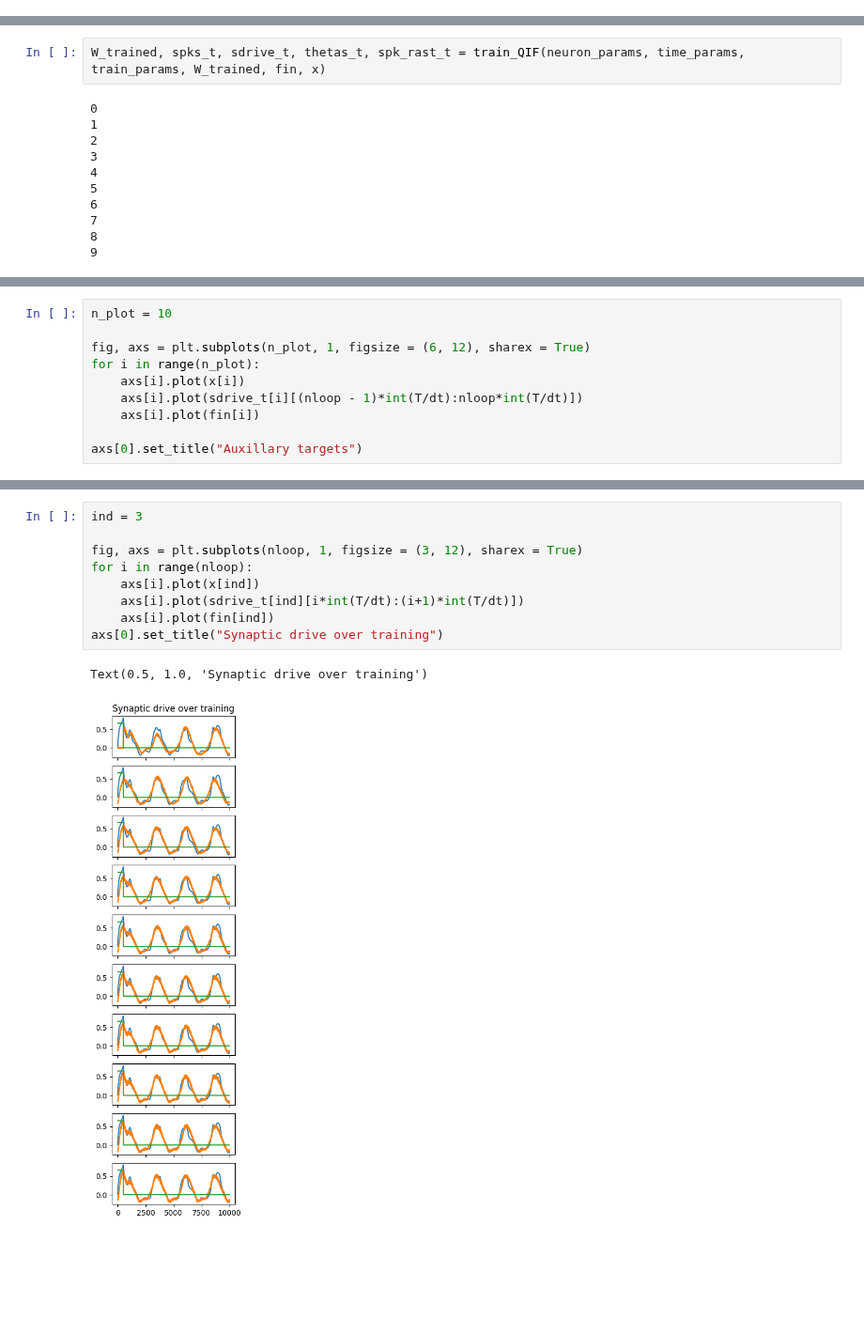
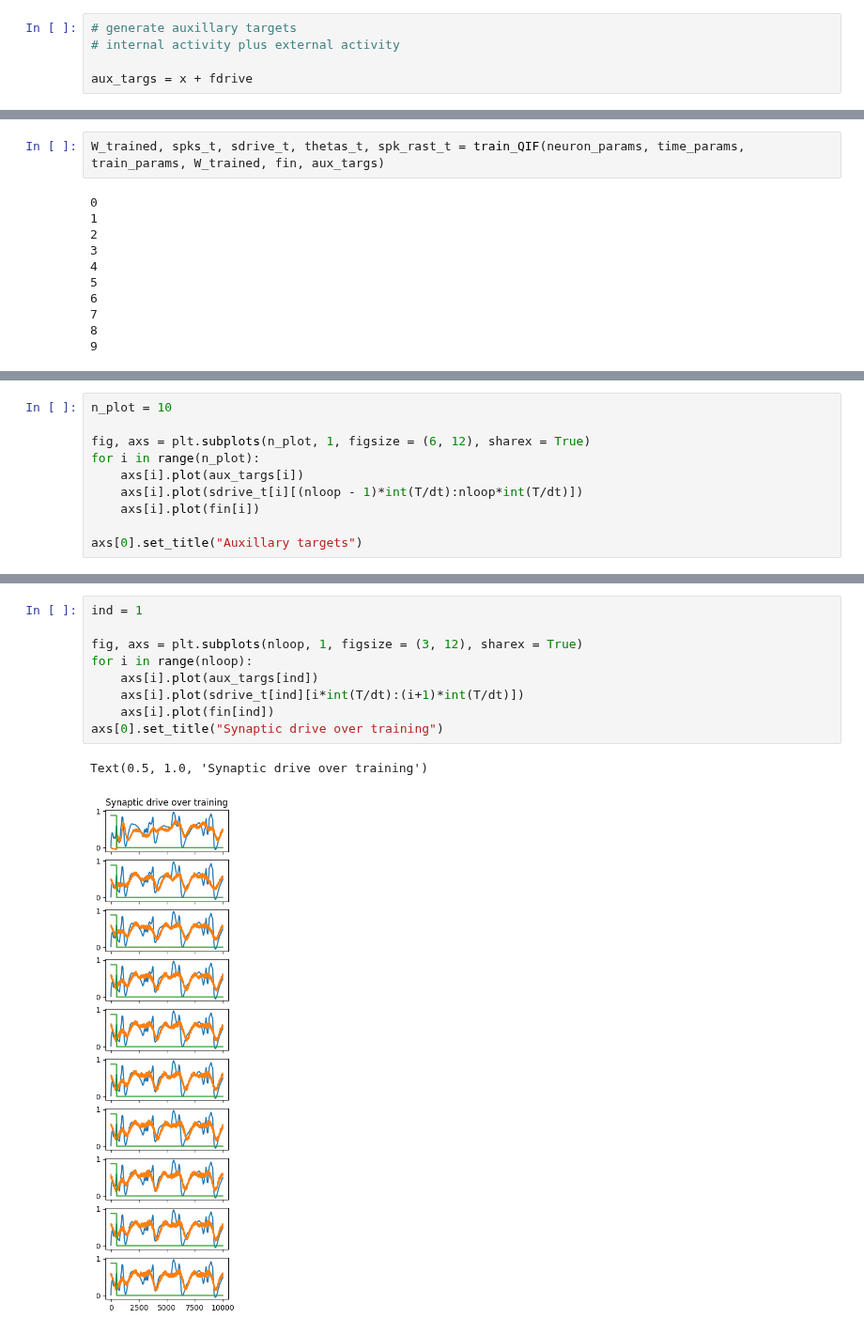
Before and after one commit to Sam-q-3736/srnn_rls, a Jupyter notebook: rate_testing.ipynb, the cells around one changed output, grey strips where cells are left out. Shown at 94% size. Saved outputs shown, nothing was run; the diff lists cells and outputs as text; blank space fills up the shorter version.

```diff
--- a/rate_testing.ipynb
+++ b/rate_testing.ipynb
@@ -88,8 +88,13 @@ Text(0.5, 1.0, 'Sample driven neuronal behavior')
+# %%
+# generate auxillary targets
+# internal activity plus external activity
+
+aux_targs = x + fdrive
 # %%
 W = genw_sparse(N, 0, 1/np.sqrt(N), 0.3)
 W_trained = np.copy(W)
 # %%
-W_trained, spks_t, sdrive_t, thetas_t, spk_rast_t = train_QIF(neuron_params, time_params, train_params, W_trained, fin, x)
+W_trained, spks_t, sdrive_t, thetas_t, spk_rast_t = train_QIF(neuron_params, time_params, train_params, W_trained, fin, aux_targs)
 # %% [output]
 0
 1
@@ -119,7 +124,7 @@ n_plot = 10
 
 fig, axs = plt.subplots(n_plot, 1, figsize = (6, 12), sharex = True)
 for i in range(n_plot):
-    axs[i].plot(x[i])
+    axs[i].plot(aux_targs[i])
     axs[i].plot(sdrive_t[i][(nloop - 1)*int(T/dt):nloop*int(T/dt)])
     axs[i].plot(fin[i])
 
@@ -130,15 +135,15 @@ Text(0.5, 1.0, 'Auxillary targets')
 # %%
-ind = 3
+ind = 1
 
 fig, axs = plt.subplots(nloop, 1, figsize = (3, 12), sharex = True)
 for i in range(nloop):
-    axs[i].plot(x[ind])
+    axs[i].plot(aux_targs[ind])
     axs[i].plot(sdrive_t[ind][i*int(T/dt):(i+1)*int(T/dt)])
     axs[i].plot(fin[ind])
 axs[0].set_title("Synaptic drive over training")
 # %% [output]
 Text(0.5, 1.0, 'Synaptic drive over training')
-[figure, old version]
+[figure, new version]
 # %%
 plt.pcolormesh(spk_rast_t)
 # %% [output]
```
Also changed, not shown: parts of 6 cells of this notebook, 1 other file.
